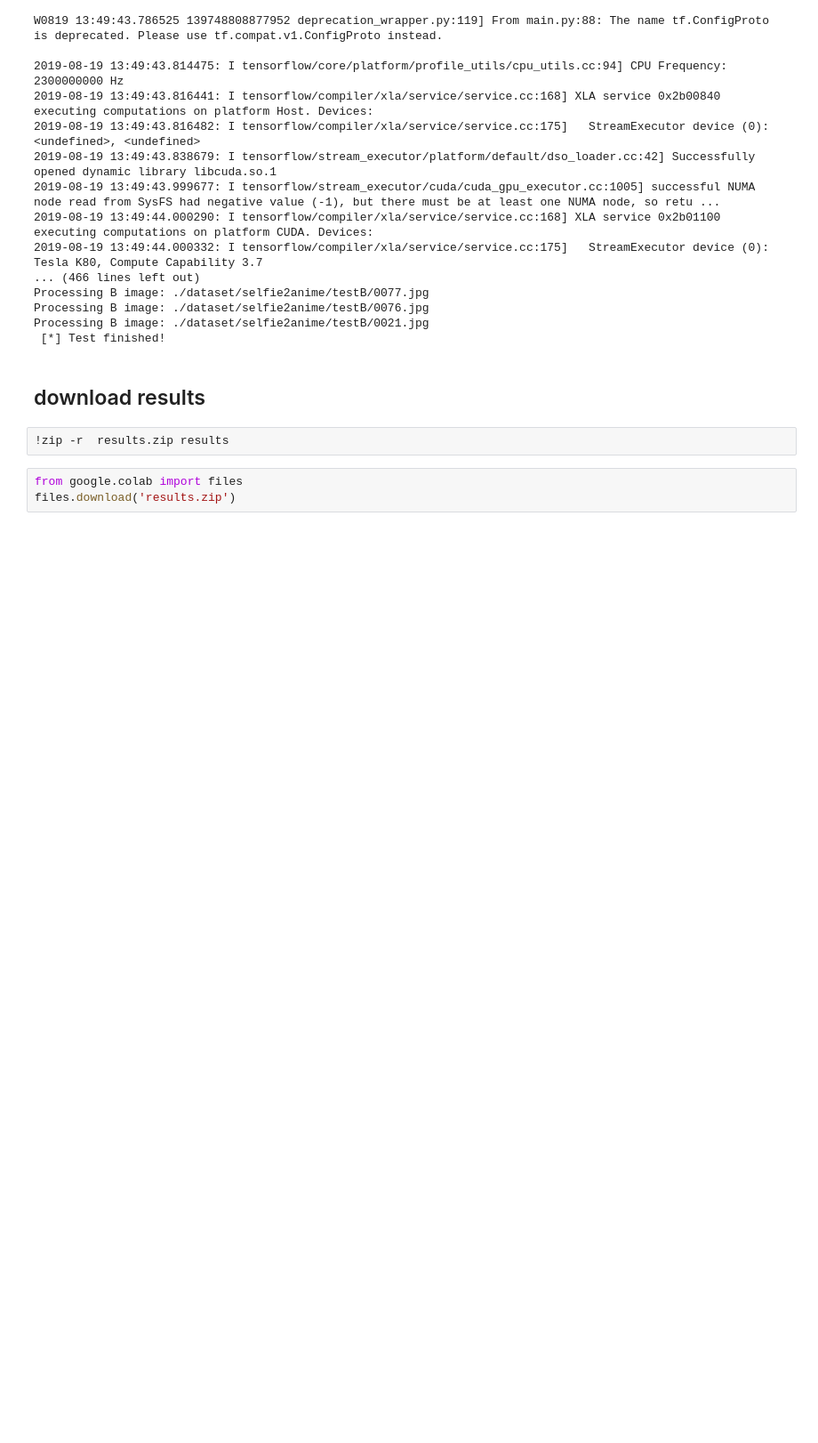
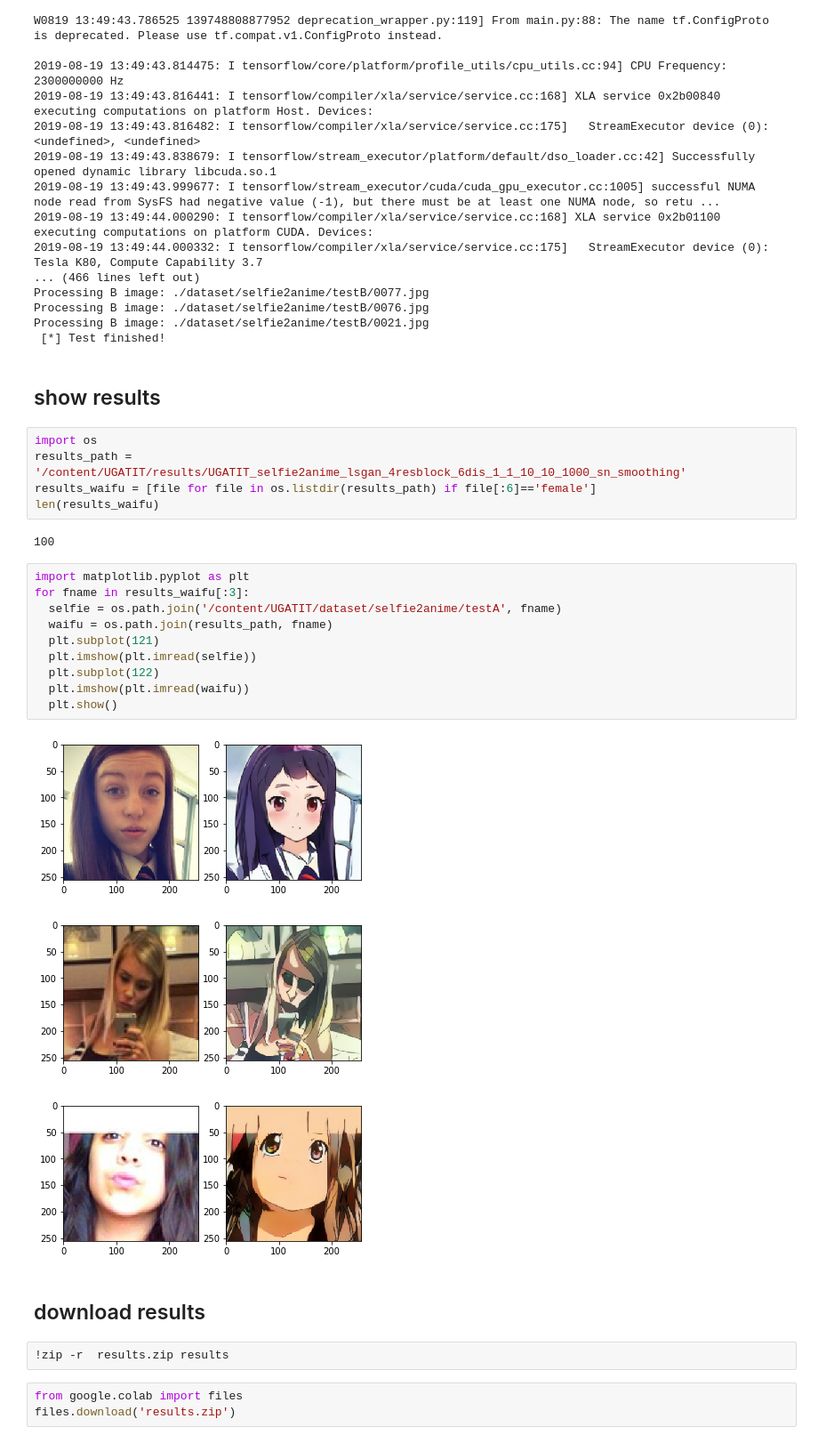
Before and after one commit to RunningWei/UGATIT, a Jupyter notebook: colab_demo.ipynb, the cells around one changed output. Shown at 89% size. Cells and saved outputs as stored; diff of their text form; blank space fills up the shorter version.

```diff
--- a/colab_demo.ipynb
+++ b/colab_demo.ipynb
@@ -59,6 +77,29 @@ Processing B image: ./dataset/selfie2anime/testB/0077.jpg
 Processing B image: ./dataset/selfie2anime/testB/0076.jpg
 Processing B image: ./dataset/selfie2anime/testB/0021.jpg
  [*] Test finished!
+# %% [markdown]
+## show results
+# %%
+import os
+results_path = '/content/UGATIT/results/UGATIT_selfie2anime_lsgan_4resblock_6dis_1_1_10_10_1000_sn_smoothing'
+results_waifu = [file for file in os.listdir(results_path) if file[:6]=='female']
+len(results_waifu)
+# %% [output]
+100
+# %%
+import matplotlib.pyplot as plt
+for fname in results_waifu[:3]:
+  selfie = os.path.join('/content/UGATIT/dataset/selfie2anime/testA', fname)
+  waifu = os.path.join(results_path, fname)
+  plt.subplot(121)
+  plt.imshow(plt.imread(selfie))
+  plt.subplot(122)
+  plt.imshow(plt.imread(waifu))
+  plt.show()
+# %% [output]
+[figure, added]
+[figure, added]
+[figure, added]
 # %% [markdown]
 ## download results
 # %%
```
Also changed, not shown: parts of 4 cells of this notebook.
